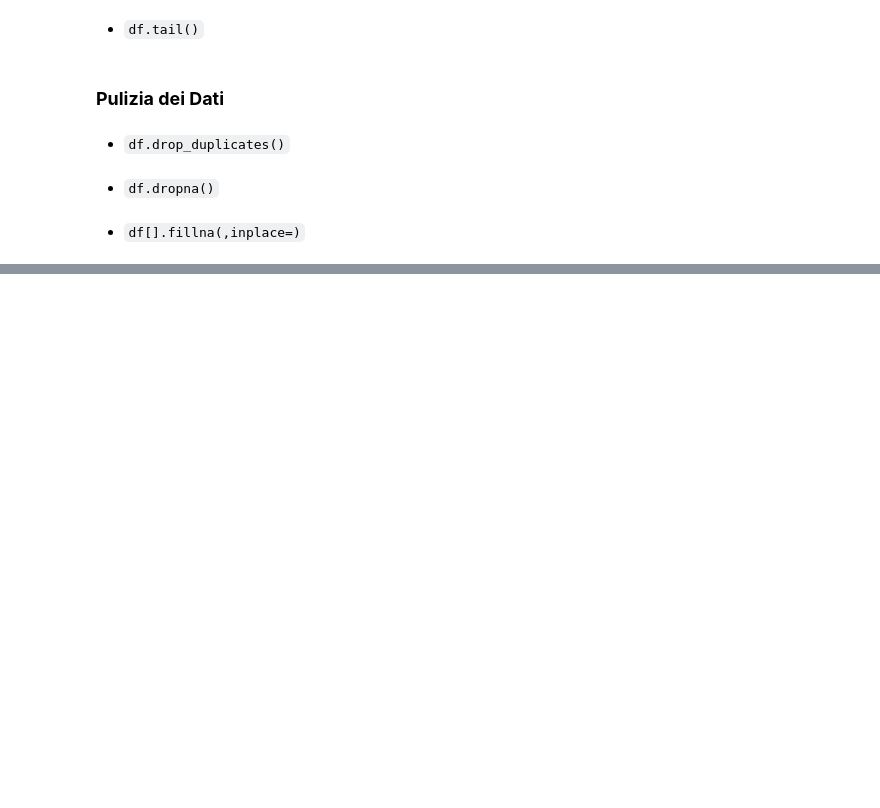
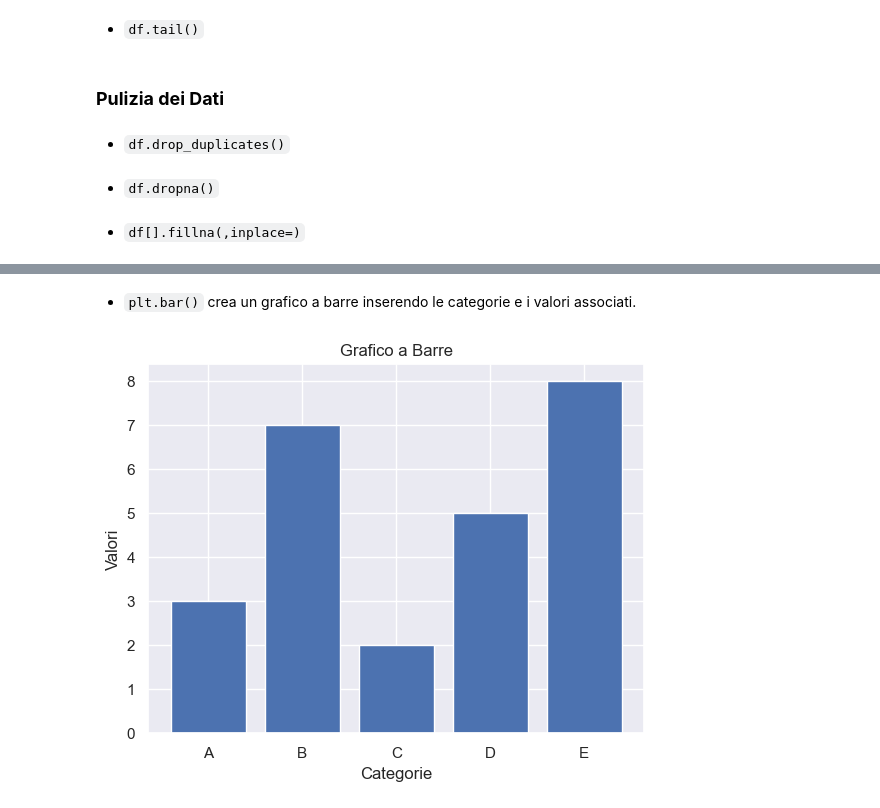
Before and after one commit to itsmartinax/Academy-Data-Science-Martina-Curcio, a Jupyter notebook: LibrerieML.ipynb, the cells around one changed output, grey strips where cells are left out. Saved outputs shown, nothing was run; the diff lists cells and outputs as text; code cells hidden in the pictures; blank space fills up the shorter version.

```diff
--- a/LibrerieML.ipynb
+++ b/LibrerieML.ipynb
@@ -232,0 +224,14 @@ statistics, e la manipolazione di date e orari.
+# %% [markdown]
+* `plt.bar()` crea un grafico a barre inserendo le categorie e i valori associati.
+# %%
+categories = ['A','B','C','D','E']
+values = [3, 7, 2, 5, 8]
+
+plt.figure()
+plt.bar(categories, values)
+plt.title('Grafico a Barre')
+plt.xlabel('Categorie')
+plt.ylabel('Valori')
+plt.show()
+# %% [output]
+[figure, added]
```
Also changed, not shown: parts of 26 cells of this notebook, 2 other files.
